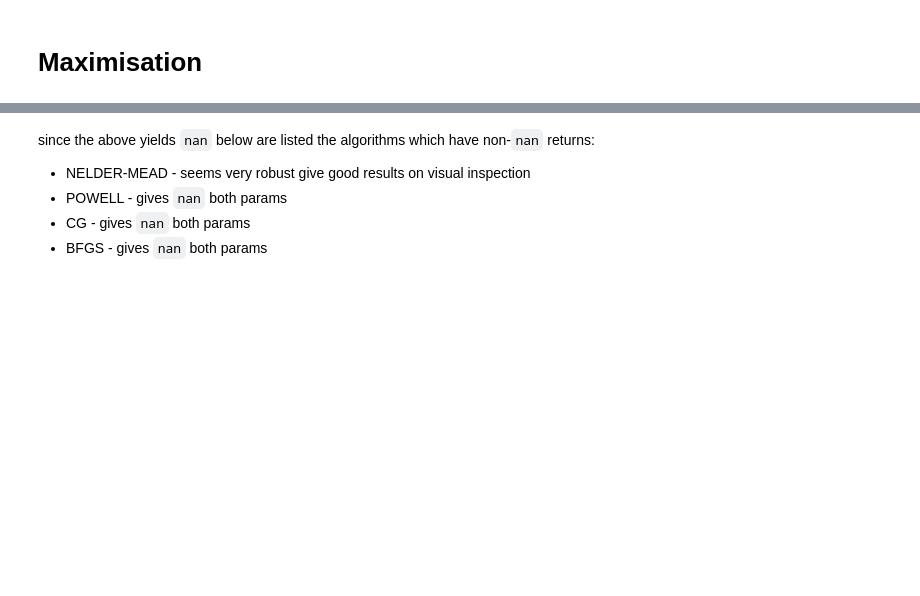
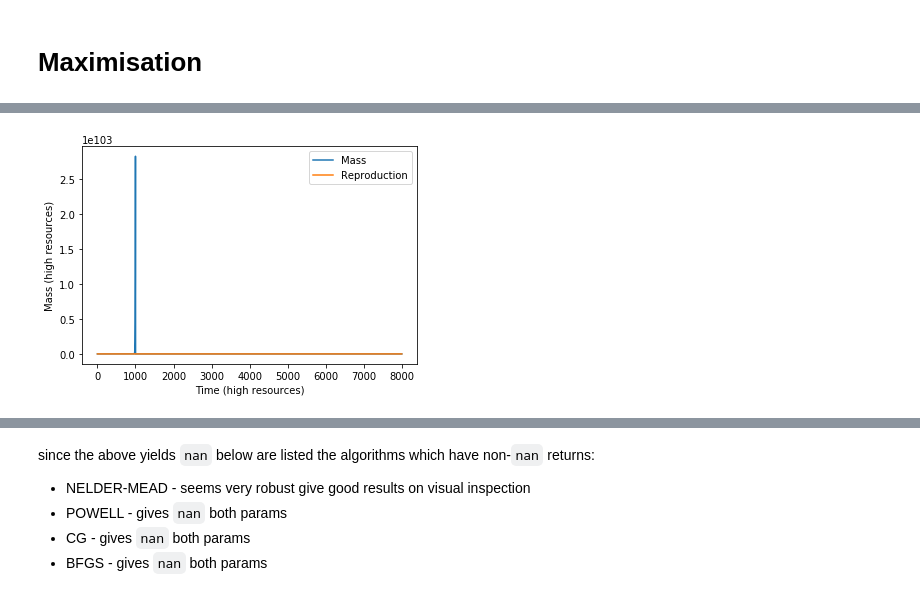
Before and after one commit to Don-Burns/Masters_Project, a Jupyter notebook: code/Optimisation.ipynb, the cells around one changed output, grey strips where cells are left out. Cells and saved outputs as stored; diff of their text form; code cells hidden in the pictures; blank space fills up the shorter version.

```diff
--- a/code/Optimisation.ipynb
+++ b/code/Optimisation.ipynb
@@ -65,7 +65,7 @@ def dRmdt(mR0, t, alpha = 50, M = 1000, a = 2.15, c = 0.17, rho = 0.06, k = 0.01
 
         dmdt = (a * (m**0.75)) - (b * m) - (c * (m**rho))
 #         R = Q*c * m**rho
-        R = c * (exp(-Z)) * m**rho * exp(-(k + Z) * (t - alpha))
+        R = c * Q * m**rho * exp(-(k + Z) * (t - alpha))
     if m + dmdt < 0: # to set `m` to 0 when it would dip below 0
         dmdt = -m
 
@@ -113,7 +113,8 @@ def Opt(cRho, params):
     result = repro[-1]
 
     # to try and avoid shrinking fish
-    if mass[-1] == 0 or mass[-1] < mass[alpha]:
+#     if mass[-1] == 0 or mass[-1] < mass[alpha]:
+    if mass[-1] < mass[alpha]:
         result = 0
 
     # return negative result since we are minimising
@@ -174,65 +175,30 @@ plt.show()
 # %%
 import matplotlib.pyplot as plt
 ########## minimisation #########
-c = 0.1
-rho = 0.8
+c = 0.4
+rho = 0.2
 cRho = [c, rho]
 params = [t, mR0, alpha, M, a, k]
 
 ## Sanity check for the opt function
-# print(repro[-1])
-#     # minus to re-invert as the function is designed to invert with minus for use with optimise
-# # print(-Opt(cRho, params))
-# res_obj = minimize(Opt, cRho, args=(params), method="NELDER-MEAD")
-# print(res_obj)
-# c = res_obj.x[0]
-# rho = res_obj.x[1]
-# params = (alpha, M, a, c, rho, k)
-# mR = integrate.odeint(dRmdt, mR0, t, args = params)
-# mass = mR[:, 0]
-# repro = mR[:, 1]
-# plt.figure()
-# plt.plot(t, mass, label = "Mass")
-# plt.plot(t, repro, label =  "Reproduction")
-# plt.xlabel("Time (high resources)")
-# plt.ylabel("Mass (high resources)")
-# plt.legend()
-# plt.show()
+print(repro[-1])
+    # minus to re-invert as the function is designed to invert with minus for use with optimise
+# print(-Opt(cRho, params))
+res_obj = minimize(Opt, cRho, args=(params))
+print(res_obj)
+c = res_obj.x[0]
+rho = res_obj.x[1]
+params = (alpha, M, a, c, rho, k)
+mR = integrate.odeint(dRmdt, mR0, t, args = params)
+mass = mR[:, 0]
+repro = mR[:, 1]
+plt.figure()
+plt.plot(t, mass, label = "Mass")
+plt.plot(t, repro, label =  "Reproduction")
+plt.xlabel("Time (high resources)")
+plt.ylabel("Mass (high resources)")
+plt.legend()
+plt.show()
 
-# to scan parameter space
-ticker = 0
-rhoSpace = sc.linspace(0,1,10) # .1 intervals
-cSpace = sc.linspace(0, 1, 10)
-for i, rho in enumerate(rhoSpace):
-    for j, c in enumerate(cSpace):
-        # assign c and rho
-        cRho = [c, rho]
-        params = [t, mR0, alpha, M, a, k]
-        # run optimisation
-        res_obj = minimize(Opt, cRho, args=(params), method="NELDER-MEAD")
-        c = res_obj.x[0]
-        rho = res_obj.x[1]
-        params = (alpha, M, a, c, rho, k)
-        mR = integrate.odeint(dRmdt, mR0, t, args = params)
-        mass = mR[:, 0]
-        repro = mR[:, 1]
-        # if first iteration assign values
-        if i == 0 and j == 0:
-            OptRepro = repro[-1]
-            Optrho = rho
-            Optc = c
-        #else compare and assign if better
-        if repro[-1] == OptRepro:
-            ticker = ticker + 1
-        if repro[-1] > OptRepro:
-            OptRepro = repro[-1]
-            Optrho = rho
-            Optc = c
-            OptRes = res_obj
-            ticker = 1
-
-
-print(Optc)
-print(Optrho)
-print("Number of optimal results = ", ticker)
+mass[alpha] > mass[-1]
 # %% [output]
@@ -241,0 +217 @@ Number of optimal results =  2
+[figure, added]
```
Also changed, not shown: parts of 19 cells of this notebook.
